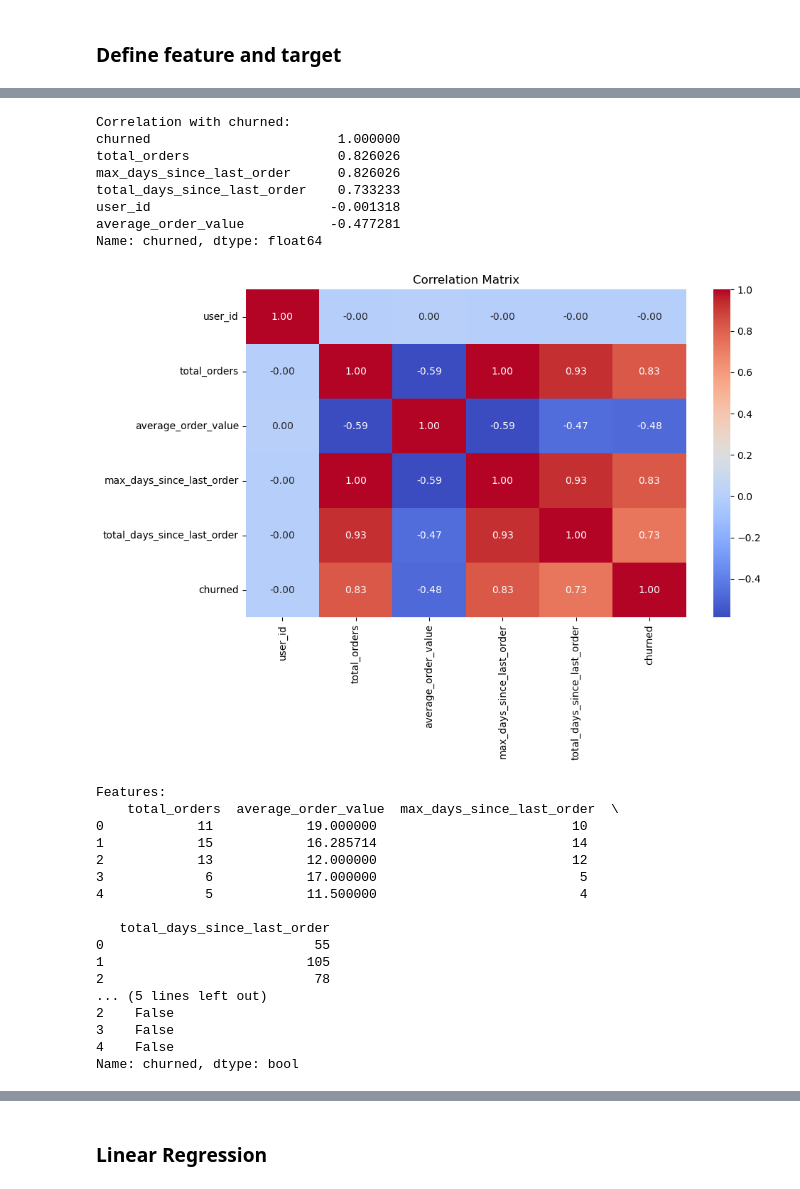
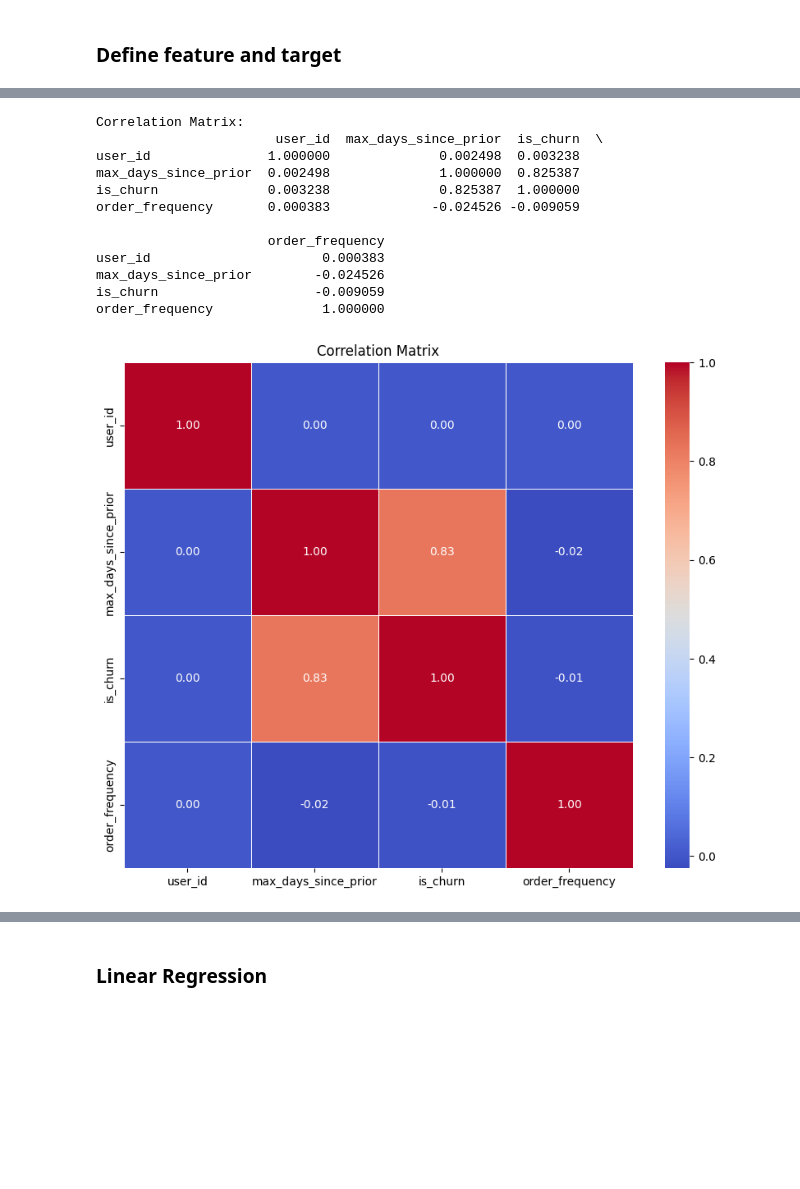
Before and after one commit to mirajkarsneha/instacart-market-basket-analysis, a Jupyter notebook: churn_rate_analysis.ipynb, the cells around one changed output, grey strips where cells are left out. Saved outputs shown, nothing was run; the diff lists cells and outputs as text; code cells hidden in the pictures; blank space fills up the shorter version.

```diff
--- a/churn_rate_analysis.ipynb
+++ b/churn_rate_analysis.ipynb
@@ -382,2 +121,14 @@ KeyError: 'reorder'
 # %% [markdown]
 ### Define feature and target
+# %%
+# Add a small constant to avoid division by zero in 'order_frequency'
+customer_activity_df['order_frequency'] = 1 / (customer_activity_df['max_days_since_prior'] + 1e-5)
+
+# Replace infinite values with a large cap
+customer_activity_df['order_frequency'].replace([np.inf, -np.inf], np.nan, inplace=True)
+customer_activity_df['order_frequency'].fillna(customer_activity_df['order_frequency'].max(), inplace=True)
+
+# Define target variable 'is_churn' based on threshold
+customer_activity_df['is_churn'] = customer_activity_df['max_days_since_prior'] >= 30
+
+print(customer_activity_df.head())
@@ -384,52 +154,26 @@ KeyError: 'reorder'
 # %%
-# Inspect correlation matrix between features and the target variable 'churned'
-correlation_matrix = user_features.corr()
+correlation_matrix = customer_activity_df.corr()
 
-# Display the correlation of all features with the target variable 'churned'
-print("Correlation with churned:")
-print(correlation_matrix['churned'].sort_values(ascending=False))
+# Display the correlation matrix
+print("Correlation Matrix:")
+print(correlation_matrix)
 
-# Optionally, visualize the correlation matrix using a heatmap
-import seaborn as sns
-import matplotlib.pyplot as plt
-
-plt.figure(figsize=(10, 6))
-sns.heatmap(correlation_matrix, annot=True, cmap="coolwarm", fmt=".2f")
-plt.title('Correlation Matrix')
+# Plot the correlation matrix using Seaborn heatmap for better visualization
+plt.figure(figsize=(10, 8))
+sns.heatmap(correlation_matrix, annot=True, cmap='coolwarm', fmt='.2f', cbar=True, linewidths=0.5)
+plt.title("Correlation Matrix")
 plt.show()
 # %% [output]
-Correlation with churned:
-churned                        1.000000
-total_orders                   0.826026
-max_days_since_last_order      0.826026
-total_days_since_last_order    0.733233
-user_id                       -0.001318
-average_order_value           -0.477281
-Name: churned, dtype: float64
+Correlation Matrix:
+                       user_id  max_days_since_prior  is_churn  \
+user_id               1.000000              0.002498  0.003238
+max_days_since_prior  0.002498              1.000000  0.825387
+is_churn              0.003238              0.825387  1.000000
+order_frequency       0.000383             -0.024526 -0.009059
+
+                      order_frequency
+user_id                      0.000383
+max_days_since_prior        -0.024526
+is_churn                    -0.009059
+order_frequency              1.000000
-[figure, old version]
+[figure, new version]
-# %%
-# Define features and target variable
-features = user_features[['total_orders', 'average_order_value', 'max_days_since_last_order', 'total_days_since_last_order']]
-target = user_features['churned']
-
-# Display the features and target
-print("Features:\n", features.head())
-print("Target:\n", target.head())
-# %% [output]
-Features:
-    total_orders  average_order_value  max_days_since_last_order  \
-0            11            19.000000                         10
-1            15            16.285714                         14
-2            13            12.000000                         12
-3             6            17.000000                          5
-4             5            11.500000                          4
-
-   total_days_since_last_order
-0                           55
-1                          105
-2                           78
-... (5 lines left out)
-2    False
-3    False
-4    False
-Name: churned, dtype: bool
```
Also changed, not shown: parts of 52 cells of this notebook, 3 other files.
